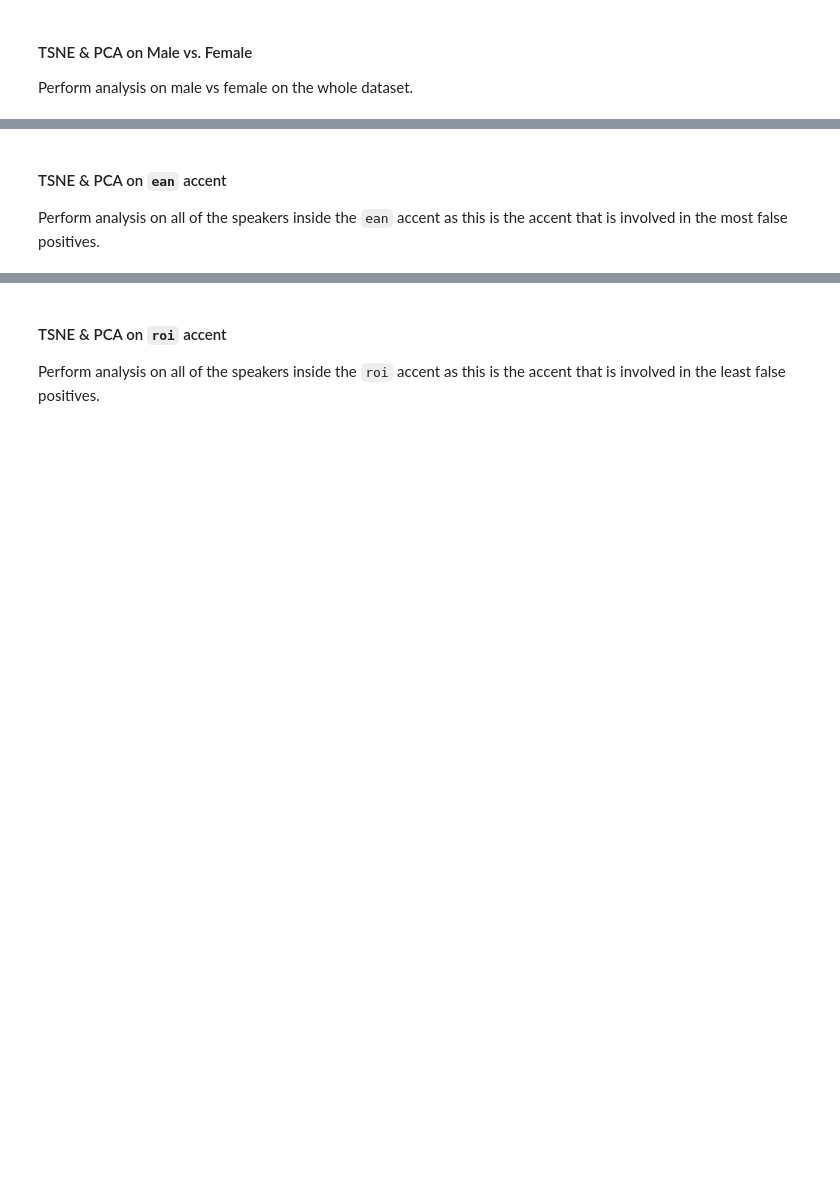
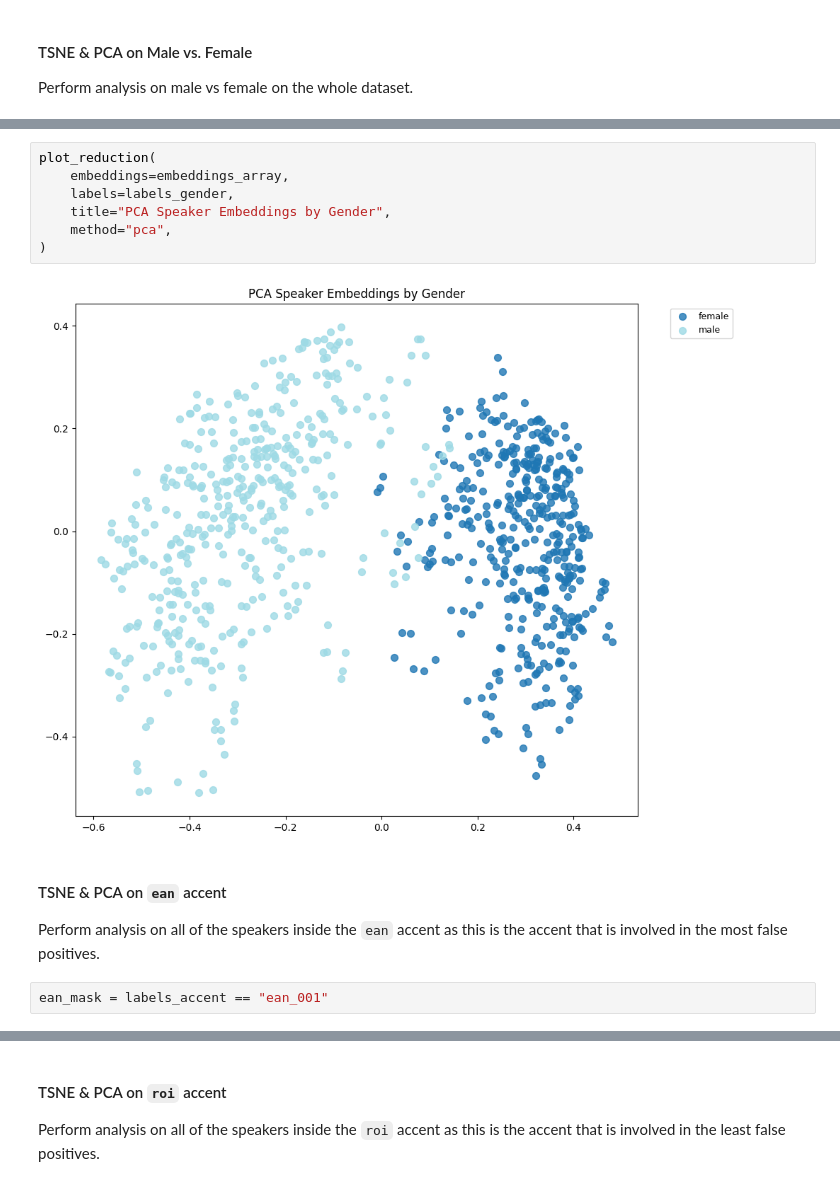
Before and after one commit to michael-vella/ARI5121_SpeechProject_Michael_Vella_code, a Jupyter notebook: core.ipynb, the cells around one changed output, grey strips where cells are left out. Saved outputs shown, nothing was run; the diff lists cells and outputs as text; blank space fills up the shorter version.

```diff
--- a/core.ipynb
+++ b/core.ipynb
@@ -694,4 +741,15 @@ Perform analysis on male vs female on the whole dataset.
+# %%
+plot_reduction(
+    embeddings=embeddings_array,
+    labels=labels_gender,
+    title="PCA Speaker Embeddings by Gender",
+    method="pca",
+)
+# %% [output]
+[figure, added]
 # %% [markdown]
 #### TSNE & PCA on `ean` accent
 
 Perform analysis on all of the speakers inside the `ean` accent as this is the accent that is involved in the most false positives.
+# %%
+ean_mask = labels_accent == "ean_001"
```
Also changed, not shown: parts of 10 cells of this notebook, 6 other files.
